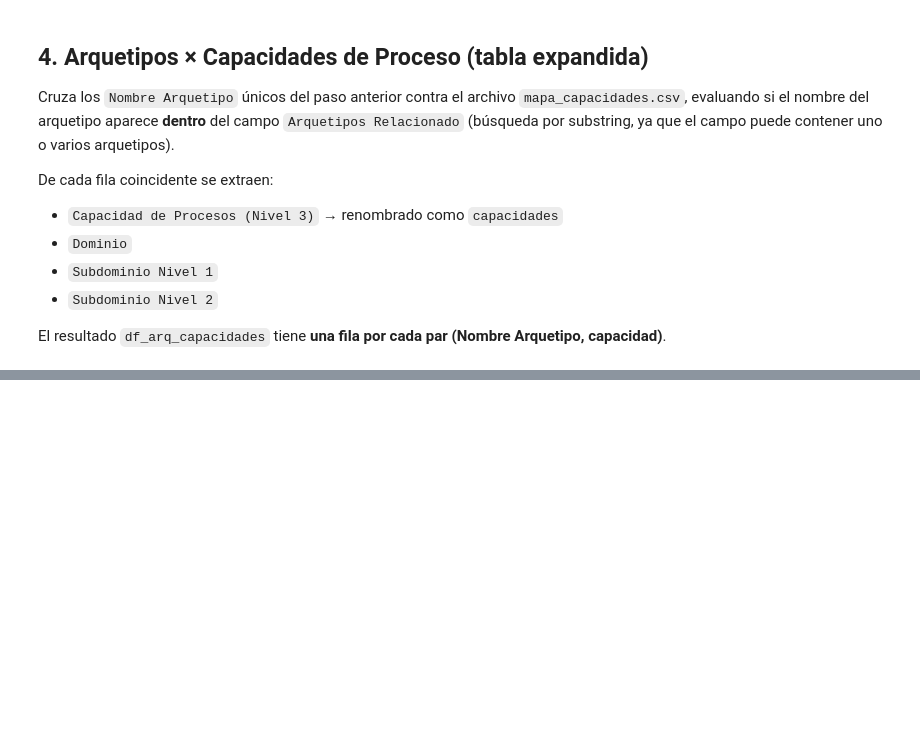
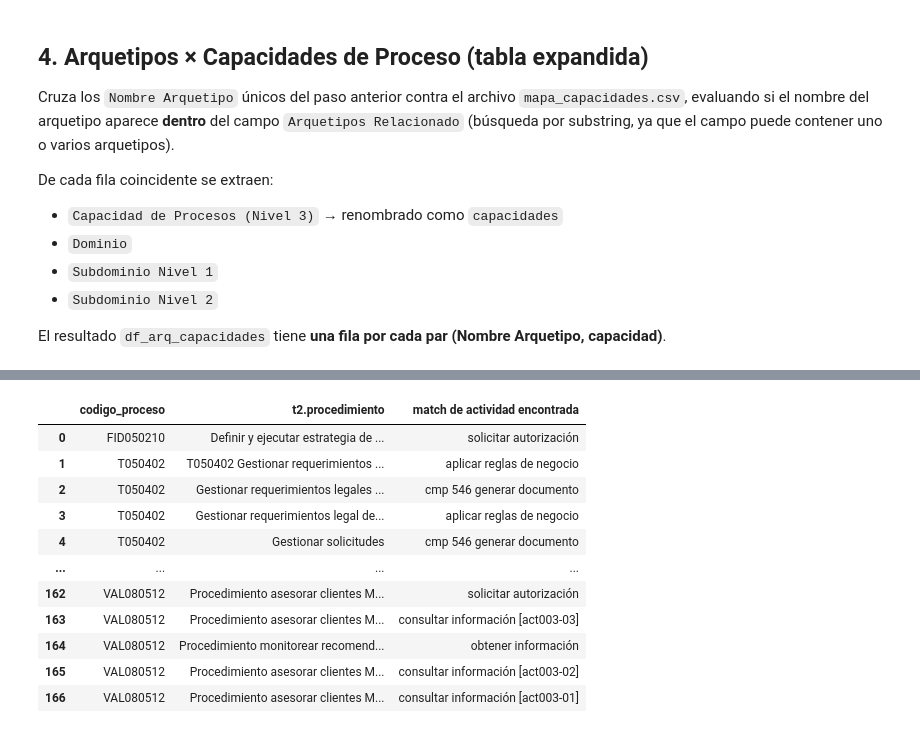
Before and after one commit to lmmolina1/ejercicio_banco, a Jupyter notebook: validador_proc_arquetipos.ipynb, the cells around one changed output, grey strips where cells are left out. Drawn from its saved outputs; the diff is of its cells as text; code cells hidden in the pictures; blank space fills up the shorter version.

```diff
--- a/validador_proc_arquetipos.ipynb
+++ b/validador_proc_arquetipos.ipynb
@@ -206,0 +244,81 @@ Filas en la tabla expandida:         170
+# %%
+import pandas as pd, sys, os, importlib
+
+# ── Guard: reconstruye df_arq_capacidades si la celda 4 no fue ejecutada ─────
+if 'df_arq_capacidades' not in vars():
+    sys.path.insert(0, os.getcwd())
+    import helper.match_arquetipos as _ma; importlib.reload(_ma)
+    from helper.match_arquetipos import load_arquetipos
+    from pathlib import Path
+
+    _df_raw = pd.read_csv(Path('data/query_actividades_proc_q_actual.csv'), dtype=str)
+    _, _arq_expl = load_arquetipos('data/arquetipos.csv')
+    _name_col = next(c for c in _arq_expl.columns if 'Nombre' in c and 'Arquetipo' in c)
+    _code_col = next(c for c in _arq_expl.columns if 'Código' in c and 'Arquetipo' in c)
+    _df_proc = (
+        _df_raw[['codigo_proceso']].drop_duplicates()
+        .assign(codigo_proceso=lambda x: x['codigo_proceso'].astype(str).str.strip())
+        .merge(_arq_expl[['proc_code', _code_col, _name_col]].drop_duplicates(),
+               left_on='codigo_proceso', right_on='proc_code', how='left')
+        [[_name_col]].fillna('N/A')
+    )
+    _names = [n for n in _df_proc[_name_col].unique() if n != 'N/A']
+    _cap = pd.read_csv('data/mapa_capacidades.csv', dtype=str, encoding='utf-8-sig')
+    _cap_clean = (
+        _cap[['Capacidad de Procesos (Nivel 3)', 'Arquetipos Relacionado']]
+        .dropna(subset=['Arquetipos Relacionado', 'Capacidad de Procesos (Nivel 3)'])
+        .assign(**{'Arquetipos Relacionado': lambda x: x['Arquetipos Relacionado'].str.strip()})
+    )
+    _frags = []
+    for _n in _names:
+        _m = _cap_clean[_cap_clean['Arquetipos Relacionado'].str.contains(_n, regex=False, na=False)].copy()
+        _m['Nombre Arquetipo'] = _n
+        _frags.append(_m)
+    df_arq_capacidades = (
+        pd.concat(_frags, ignore_index=True)
+        .rename(columns={'Capacidad de Procesos (Nivel 3)': 'capacidades'})
+        [['capacidades']]
+        .drop_duplicates().reset_index(drop=True)
+    )
+    print("(df_arq_capacidades reconstruido desde archivos fuente)")
+
+# ── 1. Normalización ──────────────────────────────────────────────────────────
+def _norm(texto):
+    if pd.isna(texto) or not str(texto).strip():
+        return ''
+    return str(texto).strip().lower().rstrip('.')
+
+caps_norm = {_norm(c) for c in df_arq_capacidades['capacidades'].dropna().unique() if _norm(c)}
+
+# ── 2. Actividades únicas por (proceso, procedimiento) ───────────────────────
+df_act = pd.read_csv('data/query_actividades_proc_q_actual.csv', dtype=str)
+
+df_unique_act = (
+    df_act[['codigo_proceso', 't2.procedimiento', 't2.actividad']]
+    .drop_duplicates()
+    .reset_index(drop=True)
+)
+
+# ── 3. Filtrar solo las actividades con match ─────────────────────────────────
+def _tiene_match(actividad):
+    act = _norm(actividad)
+    if not act:
+        return False
+    return any(act == cap or act in cap or cap in act for cap in caps_norm)
+
+df_actividades_con_match = (
+    df_unique_act[df_unique_act['t2.actividad'].apply(_tiene_match)]
+    .rename(columns={'t2.actividad': 'match de actividad encontrada'})
+    .reset_index(drop=True)
+)
+
+# ── 4. Persistir ──────────────────────────────────────────────────────────────
+os.makedirs('data/output', exist_ok=True)
+output_path = 'data/output/actividades_con_match.csv'
+df_actividades_con_match.to_csv(output_path, index=False, encoding='utf-8')
+
+print(f"Actividades únicas con match:        {len(df_actividades_con_match)}")
+print(f"Procesos con al menos un match:      {df_actividades_con_match['codigo_proceso'].nunique()}")
+print(f"Guardado en: {output_path}")
+df_actividades_con_match
+# %% [output]
@@ -206,0 +328,12 @@ Filas en la tabla expandida:         170
+|  | codigo_proceso | t2.procedimiento | match de actividad encontrada |
+| 0 | FID050210 | Definir y ejecutar estrategia de ... | solicitar autorización |
+| 1 | T050402 | T050402 Gestionar requerimientos ... | aplicar reglas de negocio |
+| 2 | T050402 | Gestionar requerimientos legales ... | cmp 546 generar documento |
+| 3 | T050402 | Gestionar requerimientos legal de... | aplicar reglas de negocio |
+| 4 | T050402 | Gestionar solicitudes | cmp 546 generar documento |
+| ... | ... | ... | ... |
+| 162 | VAL080512 | Procedimiento asesorar clientes M... | solicitar autorización |
+| 163 | VAL080512 | Procedimiento asesorar clientes M... | consultar información [act003-03] |
+| 164 | VAL080512 | Procedimiento monitorear recomend... | obtener información |
+| 165 | VAL080512 | Procedimiento asesorar clientes M... | consultar información [act003-02] |
+| 166 | VAL080512 | Procedimiento asesorar clientes M... | consultar información [act003-01] |
```
Also changed, not shown: parts of 9 cells of this notebook, 4 other files.
